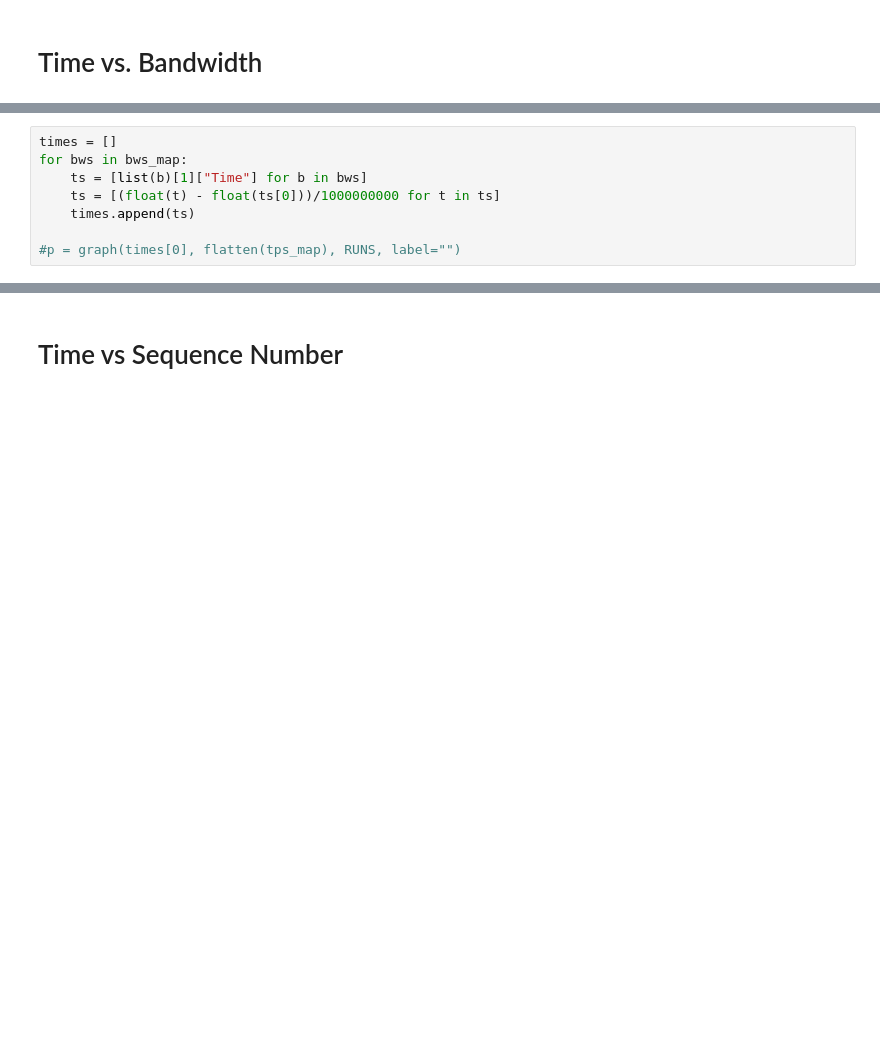
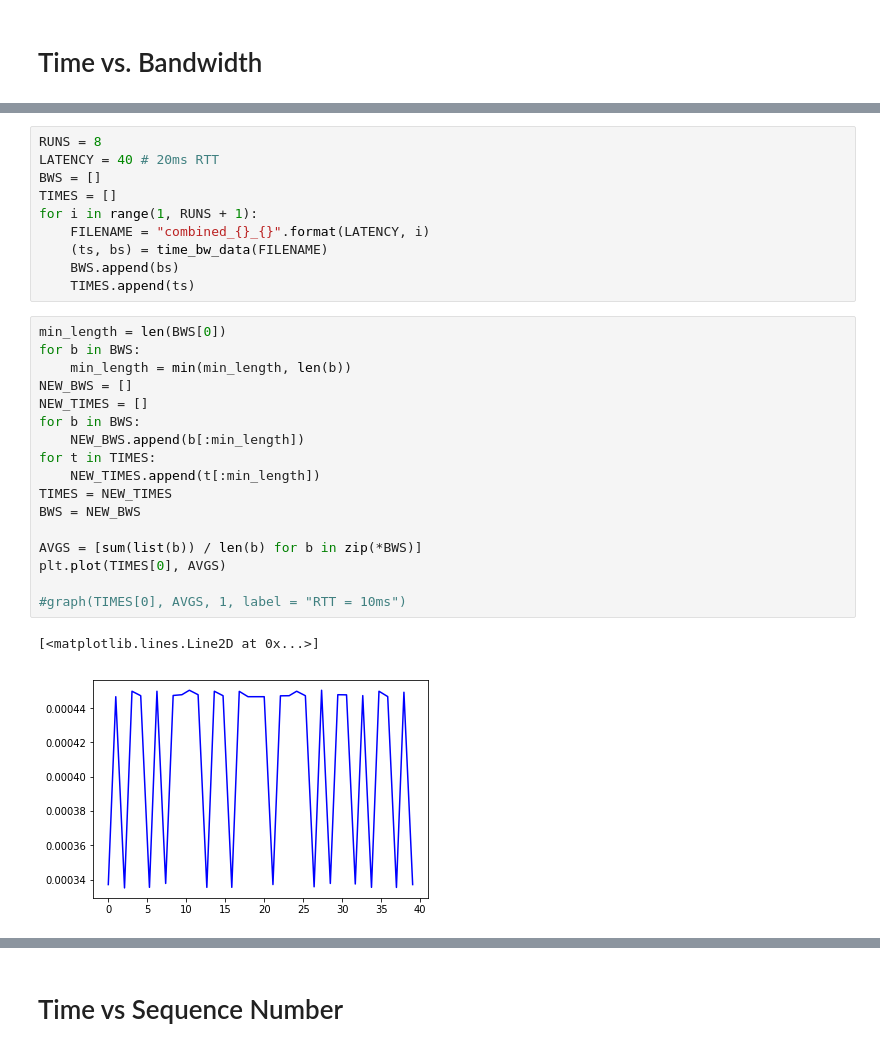
Before and after one commit to Michael137/os, a Jupyter notebook: l41-labs/lab3/lab3.ipynb, the cells around one changed output, grey strips where cells are left out. Drawn from its saved outputs; the diff is of its cells as text; blank space fills up the shorter version.

```diff
--- a/l41-labs/lab3/lab3.ipynb
+++ b/l41-labs/lab3/lab3.ipynb
@@ -658,8 +586,0 @@ Collecting 8
-# %%
-times = []
-for bws in bws_map:
-    ts = [list(b)[1]["Time"] for b in bws]
-    ts = [(float(t) - float(ts[0]))/1000000000 for t in ts]
-    times.append(ts)
-
-#p = graph(times[0], flatten(tps_map), RUNS, label="")
@@ -731,0 +587,30 @@ p = graph(times, tps, 1, label="0ms latency")
+# %%
+RUNS = 8
+LATENCY = 40 # 20ms RTT
+BWS = []
+TIMES = []
+for i in range(1, RUNS + 1):
+    FILENAME = "combined_{}_{}".format(LATENCY, i)
+    (ts, bs) = time_bw_data(FILENAME)
+    BWS.append(bs)
+    TIMES.append(ts)
+# %%
+min_length = len(BWS[0])
+for b in BWS:
+    min_length = min(min_length, len(b))
+NEW_BWS = []
+NEW_TIMES = []
+for b in BWS:
+    NEW_BWS.append(b[:min_length])
+for t in TIMES:
+    NEW_TIMES.append(t[:min_length])
+TIMES = NEW_TIMES
+BWS = NEW_BWS
+
+AVGS = [sum(list(b)) / len(b) for b in zip(*BWS)]
+plt.plot(TIMES[0], AVGS)
+
+#graph(TIMES[0], AVGS, 1, label = "RTT = 10ms")
+# %% [output]
+[<matplotlib.lines.Line2D at 0x...>]
+[figure, added]
```
Also changed, not shown: parts of 14 cells of this notebook, 9 other files.
